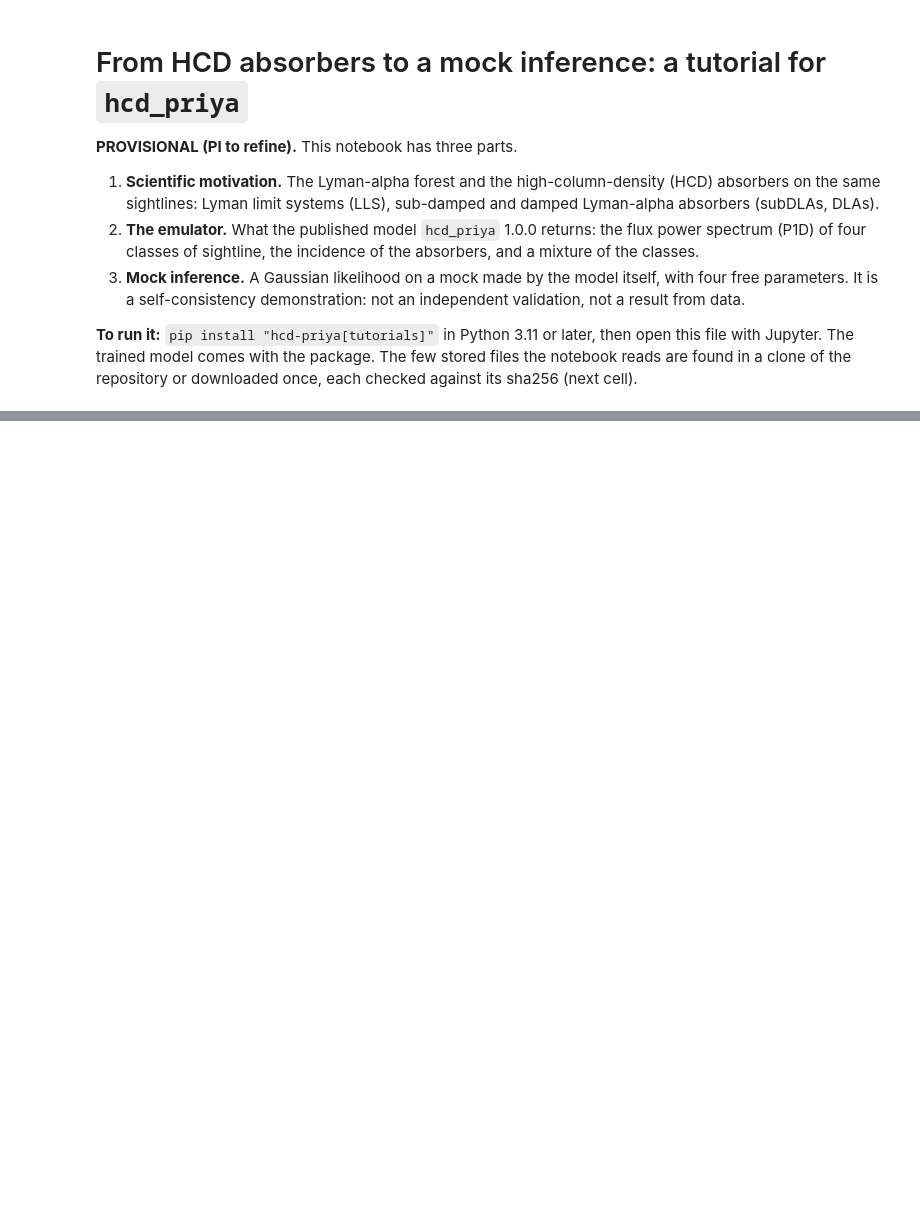
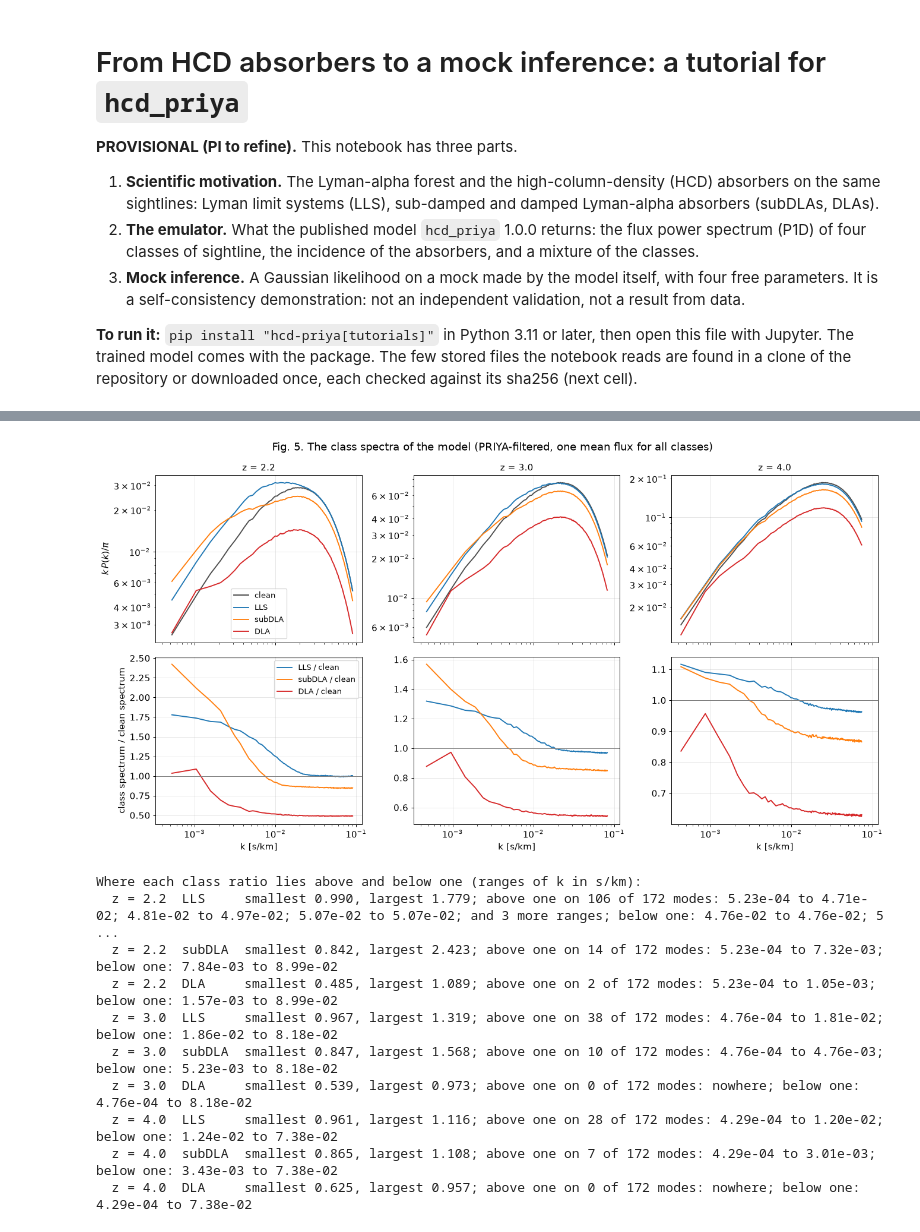
Before and after one commit to jibanCat/hcd_priya, a Jupyter notebook: notebooks/tutorial/hcd_priya_tutorial.ipynb, the cells around one changed output, grey strips where cells are left out. Saved outputs shown, nothing was run; the diff lists cells and outputs as text; code cells hidden in the pictures; blank space fills up the shorter version.

```diff
--- a/notebooks/tutorial/hcd_priya_tutorial.ipynb
+++ b/notebooks/tutorial/hcd_priya_tutorial.ipynb
@@ -135,0 +448,57 @@ print(len(ASSETS), "stored files are pinned by sha256")
+# %%
+# Fig. 5. The four class spectra, and the ratio of each HCD class to the clean forest, at three redshifts.
+Z_SHOWN = (2.2, 3.0, 4.0)
+stack = emu.predict_many(PARAMS, z=list(Z_SHOWN), tau0_amp=1.0, dtau0=0.0)
+
+fig, axes = plt.subplots(2, 3, figsize=(15, 8), sharex=True)
+for j, z in enumerate(Z_SHOWN):
+    k = stack.k[j]
+    for i, name in enumerate(hp.CLASSES):
+        axes[0, j].loglog(k, k * stack.P_class[j, i] / np.pi, color=CLASS_COLOURS[name], label=name)
+    for i, name in enumerate(hp.CLASSES[1:], start=1):
+        axes[1, j].semilogx(k, stack.P_class[j, i] / stack.P_class[j, 0], color=CLASS_COLOURS[name], label=f"{name} / clean")
+    axes[1, j].axhline(1.0, color="grey", lw=0.8)
+    axes[0, j].set_title(f"z = {z}")
+    axes[1, j].set_xlabel("k [s/km]")
+axes[0, 0].set_ylabel(r"$k\,P(k)/\pi$")
+axes[1, 0].set_ylabel("class spectrum / clean spectrum")
+axes[0, 0].legend()
+axes[1, 0].legend()
+fig.suptitle("Fig. 5. The class spectra of the model (PRIYA-filtered, one mean flux for all classes)")
+fig.tight_layout()
+plt.show()
+
+def k_ranges(k, mask):
+    # the contiguous ranges of k on which mask holds, as text (the first three, then how many more)
+    ranges, start = [], None
+    for i, flag in enumerate(mask):
+        if flag and start is None:
+            start = i
+        if start is not None and (not flag or i == len(mask) - 1):
+            ranges.append(f"{k[start]:.2e} to {k[i if flag else i - 1]:.2e}")
+            start = None
+    if not ranges:
+        return "nowhere"
+    return "; ".join(ranges[:3]) + (f"; and {len(ranges) - 3} more ranges" if len(ranges) > 3 else "")
+
+
+print("Where each class ratio lies above and below one (ranges of k in s/km):")
+for j, z in enumerate(Z_SHOWN):
+    k = stack.k[j]
+    for i, name in enumerate(hp.CLASSES[1:], start=1):
+        ratio = stack.P_class[j, i] / stack.P_class[j, 0]
+        above = ratio > 1.0
+        print(f"  z = {z}  {name:7s} smallest {ratio.min():.3f}, largest {ratio.max():.3f}; above one on {int(above.sum())} of {k.size} modes: "
+              f"{k_ranges(k, above)}; below one: {k_ranges(k, ~above)}")
+# %% [output]
+[figure, added]
+Where each class ratio lies above and below one (ranges of k in s/km):
+  z = 2.2  LLS     smallest 0.990, largest 1.779; above one on 106 of 172 modes: 5.23e-04 to 4.71e-02; 4.81e-02 to 4.97e-02; 5.07e-02 to 5.07e-02; and 3 more ranges; below one: 4.76e-02 to 4.76e-02; 5 ...
+  z = 2.2  subDLA  smallest 0.842, largest 2.423; above one on 14 of 172 modes: 5.23e-04 to 7.32e-03; below one: 7.84e-03 to 8.99e-02
+  z = 2.2  DLA     smallest 0.485, largest 1.089; above one on 2 of 172 modes: 5.23e-04 to 1.05e-03; below one: 1.57e-03 to 8.99e-02
+  z = 3.0  LLS     smallest 0.967, largest 1.319; above one on 38 of 172 modes: 4.76e-04 to 1.81e-02; below one: 1.86e-02 to 8.18e-02
+  z = 3.0  subDLA  smallest 0.847, largest 1.568; above one on 10 of 172 modes: 4.76e-04 to 4.76e-03; below one: 5.23e-03 to 8.18e-02
+  z = 3.0  DLA     smallest 0.539, largest 0.973; above one on 0 of 172 modes: nowhere; below one: 4.76e-04 to 8.18e-02
+  z = 4.0  LLS     smallest 0.961, largest 1.116; above one on 28 of 172 modes: 4.29e-04 to 1.20e-02; below one: 1.24e-02 to 7.38e-02
+  z = 4.0  subDLA  smallest 0.865, largest 1.108; above one on 7 of 172 modes: 4.29e-04 to 3.01e-03; below one: 3.43e-03 to 7.38e-02
+  z = 4.0  DLA     smallest 0.625, largest 0.957; above one on 0 of 172 modes: nowhere; below one: 4.29e-04 to 7.38e-02
```
Also changed, not shown: parts of 28 cells of this notebook, 3 other files.
